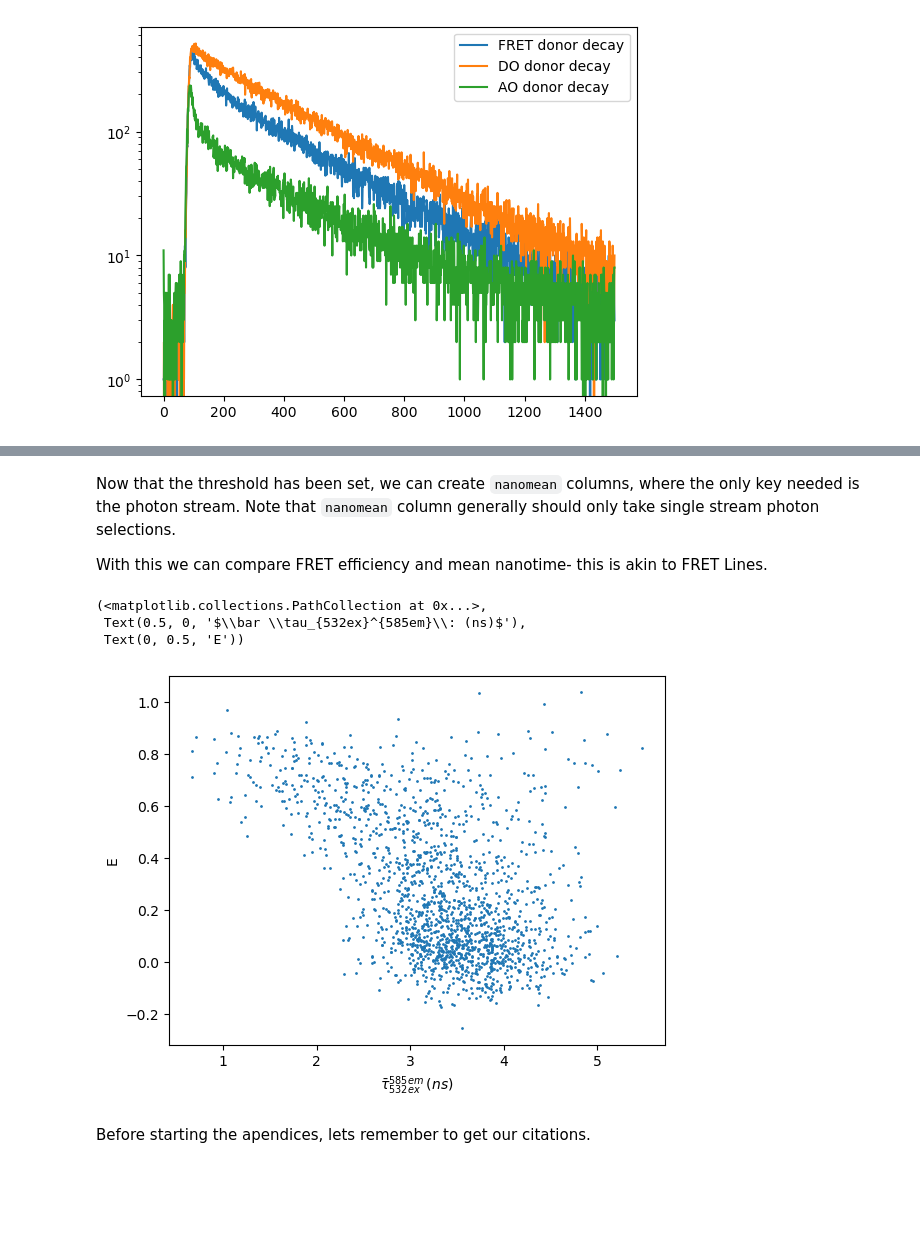
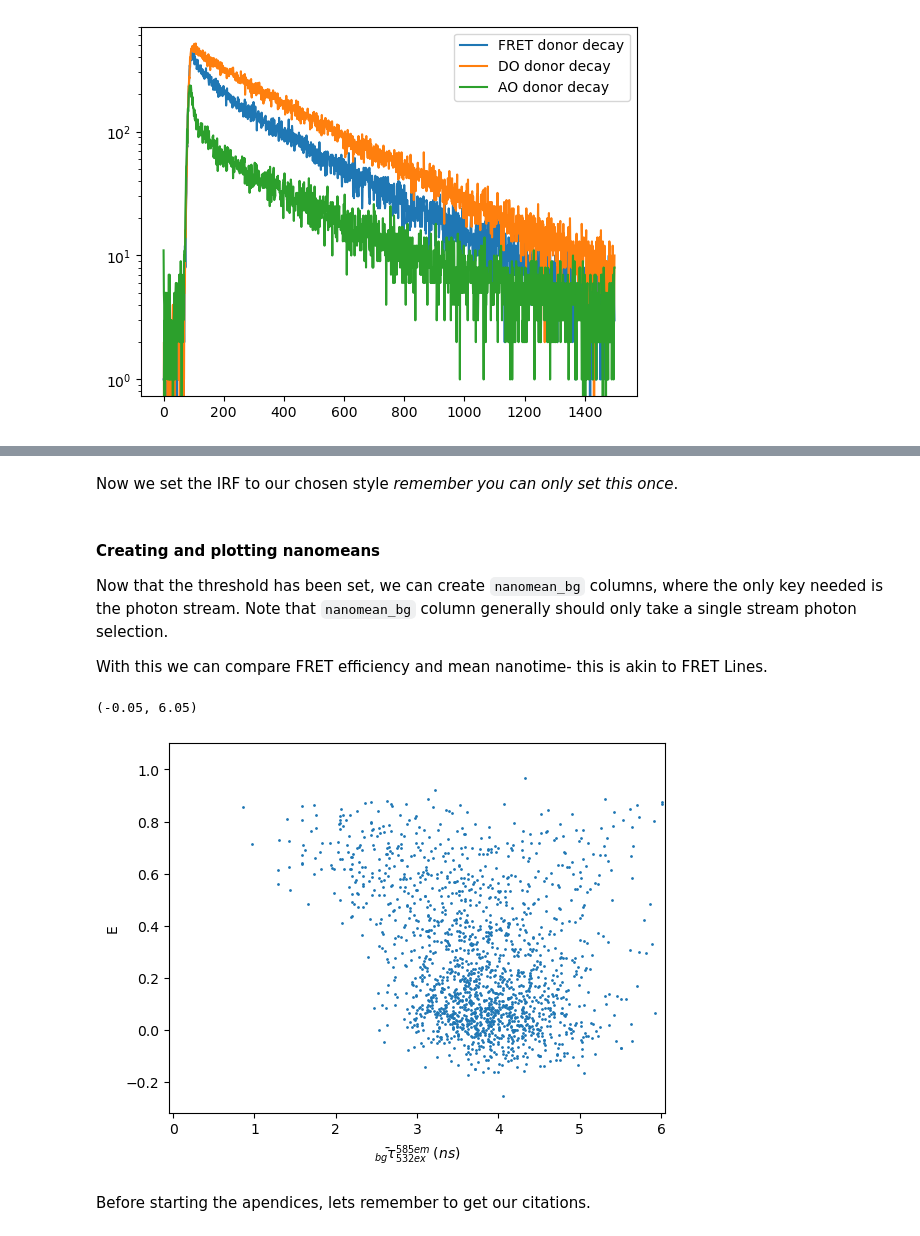
Before and after one commit to OpenSMFS/smfBursts, a Jupyter notebook: docs/source/notebooks/BurstsTutorial.ipynb, the cells around one changed output, grey strips where cells are left out. Cells and saved outputs as stored; diff of their text form; code cells hidden in the pictures; blank space fills up the shorter version.

Commit message:
Move phasor to new file, add fl decay fits

```diff
--- a/docs/source/notebooks/BurstsTutorial.ipynb
+++ b/docs/source/notebooks/BurstsTutorial.ipynb
@@ -1251,7 +1320,9 @@ bursts_fret = bursts.regate(gatec_FRET)
 for ex in range(2):
     for em in range(2):
         sel = smf.PhSel(f'{ex}ex{em}em')
+        # note the second key is True, so whole tcspc range is selected
+        nhst_col = smf.Column(bursts_fret, 'nanohist', (sel, True))
         # compute histogram
-        nhst = data.get_column(smf.Column(bursts_fret, 'nanohist', sel)).sum(axis=0)
+        nhst = data.get_column(nhst_col).sum(axis=0)
         # select max of decay, add shift for excitation range
-        data.irf_thresh[sel] = np.argmax(nhst)+data.setup['ex_ranges'][ex][0,0]
+        data.irf_thresh[sel] = np.argmax(nhst)
@@ -1257,0 +1412,17 @@ for ex in range(2):
+# %%
+# define permisive burst search
+burst_lowF = smf.Param(smf.Bursts, m=10, F=1.1, bg=bg60,
+                       stream=smf.PhSel('0ex0em'))
+
+# define inverted burst search
+region_bg = smf.Param(smf.BurstOvlp, bases=burst_lowF, truthtable='inv')
+
+# get nanotime histogram
+irf_col = smf.Column(region_bg, 'nanohist', smf.PhSel('0ex0em'))
+irf_bg = data.get_column(irf_col).sum(axis=0)
+
+# plot the recovered decay
+plt.plot(t*1e9, irf_bg)
+plt.ylabel('Norm. counts')
+plt.xlabel('time (ns)')
+plt.title('Inverse burst search TCSPC decay');
@@ -1257,0 +1431,17 @@ for ex in range(2):
+# %%
+ithresh = 0.4
+
+irf_bg_adj = irf_bg - np.mean(irf_bg[:10]).astype(np.int64)
+irf_bg_thresh = irf_bg_adj.copy() # copy so we can keep old values
+# set values below ithresh farction
+irf_bg_thresh[irf_bg_thresh < (ithresh*irf_bg_thresh.max())] = 0.0
+
+plt.plot(t*1e9, irf_bg, label='Raw inverse burst search')
+plt.plot(t*1e9, irf_bg_thresh, label='BG subtracted/thresholded IRF')
+plt.axhline(ithresh*irf_bg_adj.max(), c='k')
+plt.plot(t*1e9, irf_sim/irf_sim.max()*irf_bg.max(), label='Simulated IRF')
+# set labels
+plt.ylabel('Norm. counts')
+plt.xlabel('time (ns)')
+plt.legend()
+plt.title('Recovered IRFs');
@@ -1258,17 +1450,23 @@ for ex in range(2):
+# %% [markdown]
+Now we set the IRF to our chosen style *remember you can only set this once*.
+# %%
+data.irf[smf.PhSel('0ex0em')] = irf_bg_thresh
 # %% [markdown]
-Now that the threshold has been set, we can create `nanomean` columns, where the only key needed is the photon stream.
-Note that `nanomean` column generally should only take single stream photon selections.
+#### Creating and plotting nanomeans
+
+Now that the threshold has been set, we can create `nanomean_bg` columns,
+where the only key needed is the photon stream.
+Note that `nanomean_bg` column generally should only take a single stream photon selection.
 
 With this we can compare FRET efficiency and mean nanotime- this is akin to FRET Lines.
 # %%
-nmDD = smf.Column(bursts.regate(gatec_FRET), 'nanomean', smf.PhSel('0ex0em'))
+nmDD = smf.Column(nphbg, 'nanomean_bg', smf.PhSel('0ex0em'))
 
 smf.plot.scatter(data, nmDD, Ec, gate=gatec_FRET, rescale=(-9, 0), s=1.0)
+plt.xlim([-0.05, 6.05])
 # %% [output]
-(<matplotlib.collections.PathCollection at 0x...>,
- Text(0.5, 0, '$\\bar \\tau_{532ex}^{585em}\\: (ns)$'),
- Text(0, 0.5, 'E'))
+(-0.05, 6.05)
-[figure, old version]
+[figure, new version]
 # %% [markdown]
 Before starting the apendices, lets remember to get our citations.
 # %%
```
Also changed, not shown: parts of 25 cells of this notebook, 32 other files.
